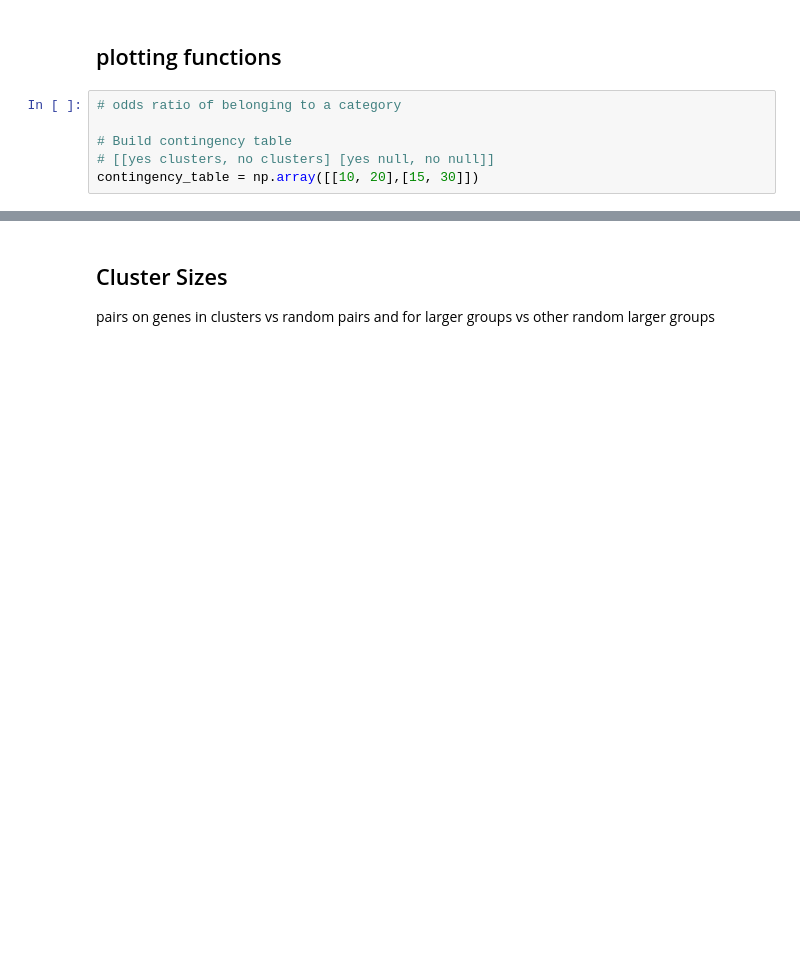
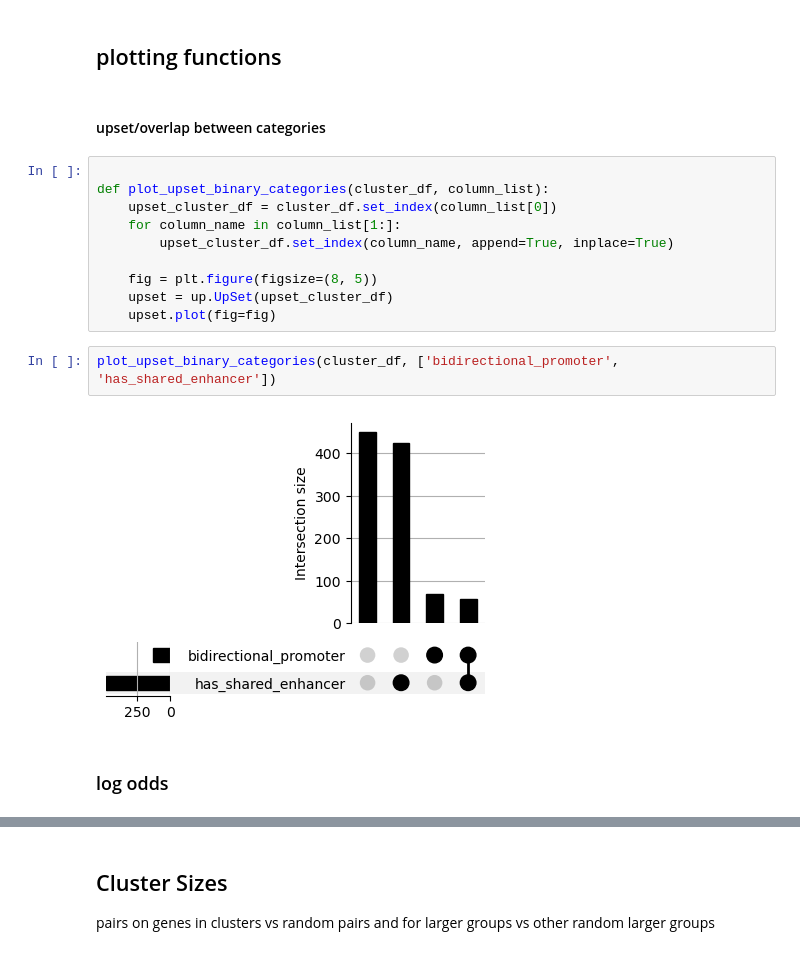
Before and after one commit to kal26/pcqtls, a Jupyter notebook: workflow/notebooks/cluster_analysis/cluster_annotation.ipynb, the cells around one changed output, grey strips where cells are left out. Saved outputs shown, nothing was run; the diff lists cells and outputs as text; blank space fills up the shorter version.

```diff
--- a/workflow/notebooks/cluster_analysis/cluster_annotation.ipynb
+++ b/workflow/notebooks/cluster_analysis/cluster_annotation.ipynb
@@ -308,12 +290,24 @@ annotate_enhancers(cluster_df, gene_enhancer_df)
 annotate_bidirectional(null_pairs_exclude_clusters)
 # %% [markdown]
 ## plotting functions
-# %%
-# odds ratio of belonging to a category
-
-# Build contingency table
-# [[yes clusters, no clusters] [yes null, no null]]
-contingency_table = np.array([[10, 20],[15, 30]])
+# %% [markdown]
+#### upset/overlap between categories
+# %%
+
+def plot_upset_binary_categories(cluster_df, column_list):
+    upset_cluster_df = cluster_df.set_index(column_list[0])
+    for column_name in column_list[1:]:
+        upset_cluster_df.set_index(column_name, append=True, inplace=True)
+
+    fig = plt.figure(figsize=(8, 5))
+    upset = up.UpSet(upset_cluster_df)
+    upset.plot(fig=fig)
+# %%
+plot_upset_binary_categories(cluster_df, ['bidirectional_promoter', 'has_shared_enhancer'])
+# %% [output]
+[figure, added]
+# %% [markdown]
+### log odds
 # %%
 # plot odds ratios
 
```
Also changed, not shown: parts of 10 cells of this notebook, 1 other file.
